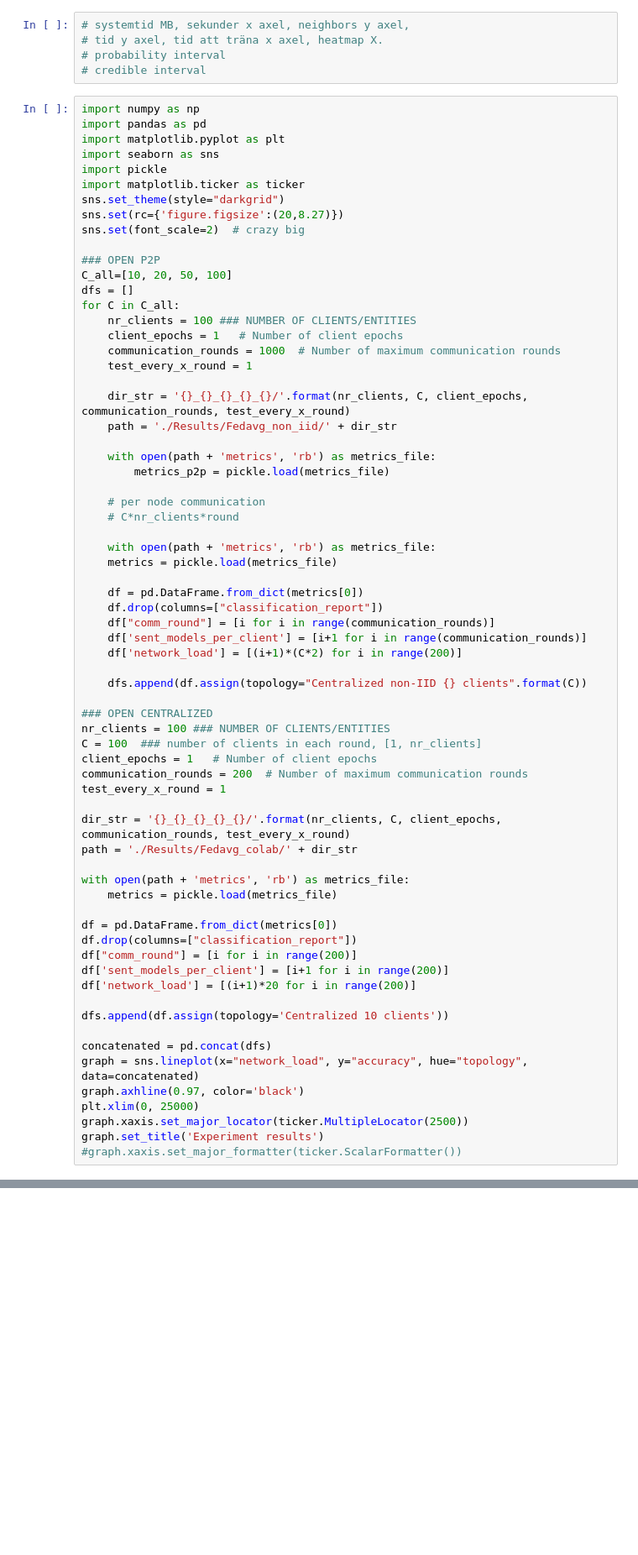
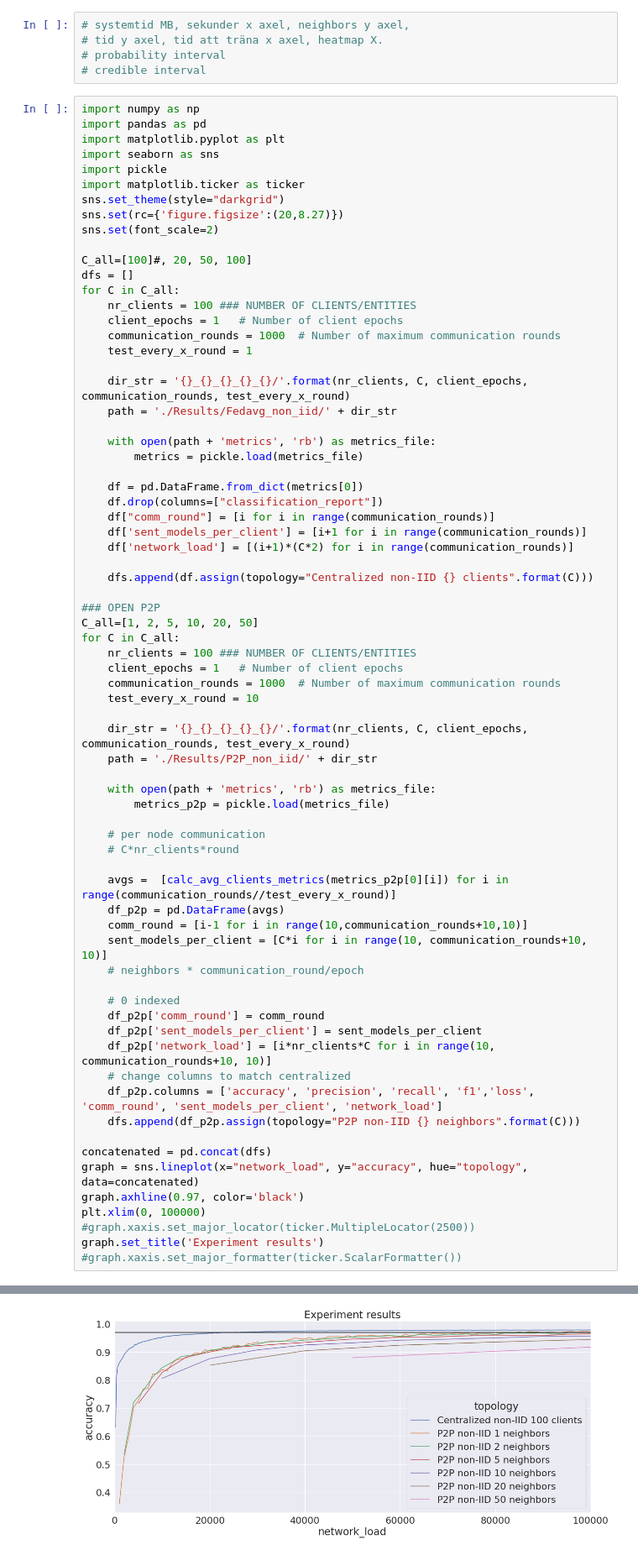
Before and after one commit to dylanmaenpaa/thesis, a Jupyter notebook: plots.ipynb, the cells around one changed output, grey strips where cells are left out. Shown at 84% size. Drawn from its saved outputs; the diff is of its cells as text; blank space fills up the shorter version.

```diff
--- a/plots.ipynb
+++ b/plots.ipynb
@@ -305,10 +355,9 @@ import pickle
 import matplotlib.ticker as ticker
 sns.set_theme(style="darkgrid")
 sns.set(rc={'figure.figsize':(20,8.27)})
-sns.set(font_scale=2)  # crazy big
+sns.set(font_scale=2)
 
-### OPEN P2P
-C_all=[10, 20, 50, 100]
+C_all=[100]#, 20, 50, 100]
 dfs = []
 for C in C_all:
     nr_clients = 100 ### NUMBER OF CLIENTS/ENTITIES
@@ -320,47 +369,52 @@ for C in C_all:
     path = './Results/Fedavg_non_iid/' + dir_str
 
     with open(path + 'metrics', 'rb') as metrics_file:
+        metrics = pickle.load(metrics_file)
+
+    df = pd.DataFrame.from_dict(metrics[0])
+    df.drop(columns=["classification_report"])
+    df["comm_round"] = [i for i in range(communication_rounds)]
+    df['sent_models_per_client'] = [i+1 for i in range(communication_rounds)]
+    df['network_load'] = [(i+1)*(C*2) for i in range(communication_rounds)]
+
+    dfs.append(df.assign(topology="Centralized non-IID {} clients".format(C)))
+
+### OPEN P2P
+C_all=[1, 2, 5, 10, 20, 50]
+for C in C_all:
+    nr_clients = 100 ### NUMBER OF CLIENTS/ENTITIES
+    client_epochs = 1   # Number of client epochs
+    communication_rounds = 1000  # Number of maximum communication rounds
+    test_every_x_round = 10
+
+    dir_str = '{}_{}_{}_{}_{}/'.format(nr_clients, C, client_epochs, communication_rounds, test_every_x_round)
+    path = './Results/P2P_non_iid/' + dir_str
+
+    with open(path + 'metrics', 'rb') as metrics_file:
         metrics_p2p = pickle.load(metrics_file)
 
     # per node communication
     # C*nr_clients*round
 
-    with open(path + 'metrics', 'rb') as metrics_file:
-    metrics = pickle.load(metrics_file)
+    avgs =  [calc_avg_clients_metrics(metrics_p2p[0][i]) for i in range(communication_rounds//test_every_x_round)]
+    df_p2p = pd.DataFrame(avgs)
+    comm_round = [i-1 for i in range(10,communication_rounds+10,10)]
+    sent_models_per_client = [C*i for i in range(10, communication_rounds+10, 10)]
+    # neighbors * communication_round/epoch
 
-    df = pd.DataFrame.from_dict(metrics[0])
-    df.drop(columns=["classification_report"])
-    df["comm_round"] = [i for i in range(communication_rounds)]
-    df['sent_models_per_client'] = [i+1 for i in range(communication_rounds)]
-    df['network_load'] = [(i+1)*(C*2) for i in range(200)]
-
-    dfs.append(df.assign(topology="Centralized non-IID {} clients".format(C))
-
-### OPEN CENTRALIZED
-nr_clients = 100 ### NUMBER OF CLIENTS/ENTITIES
-C = 100  ### number of clients in each round, [1, nr_clients]
-client_epochs = 1   # Number of client epochs
-communication_rounds = 200  # Number of maximum communication rounds
-test_every_x_round = 1
-
-dir_str = '{}_{}_{}_{}_{}/'.format(nr_clients, C, client_epochs, communication_rounds, test_every_x_round)
-path = './Results/Fedavg_colab/' + dir_str
-
-with open(path + 'metrics', 'rb') as metrics_file:
-    metrics = pickle.load(metrics_file)
-
-df = pd.DataFrame.from_dict(metrics[0])
-df.drop(columns=["classification_report"])
-df["comm_round"] = [i for i in range(200)]
-df['sent_models_per_client'] = [i+1 for i in range(200)]
-df['network_load'] = [(i+1)*20 for i in range(200)]
-
-dfs.append(df.assign(topology='Centralized 10 clients'))
+    # 0 indexed
+    df_p2p['comm_round'] = comm_round
+    df_p2p['sent_models_per_client'] = sent_models_per_client
+    df_p2p['network_load'] = [i*nr_clients*C for i in range(10, communication_rounds+10, 10)]
+    # change columns to match centralized
+    df_p2p.columns = ['accuracy', 'precision', 'recall', 'f1','loss', 'comm_round', 'sent_models_per_client', 'network_load']
+    dfs.append(df_p2p.assign(topology="P2P non-IID {} neighbors".format(C)))
 
 concatenated = pd.concat(dfs)
 graph = sns.lineplot(x="network_load", y="accuracy", hue="topology", data=concatenated)
 graph.axhline(0.97, color='black')
-plt.xlim(0, 25000)
-graph.xaxis.set_major_locator(ticker.MultipleLocator(2500))
+plt.xlim(0, 100000)
+#graph.xaxis.set_major_locator(ticker.MultipleLocator(2500))
 graph.set_title('Experiment results')
 #graph.xaxis.set_major_formatter(ticker.ScalarFormatter())
+# %% [output]
@@ -366,0 +422 @@ graph.set_title('Experiment results')
+[figure, added]
```
Also changed, not shown: parts of 5 cells of this notebook, 4 other files.
